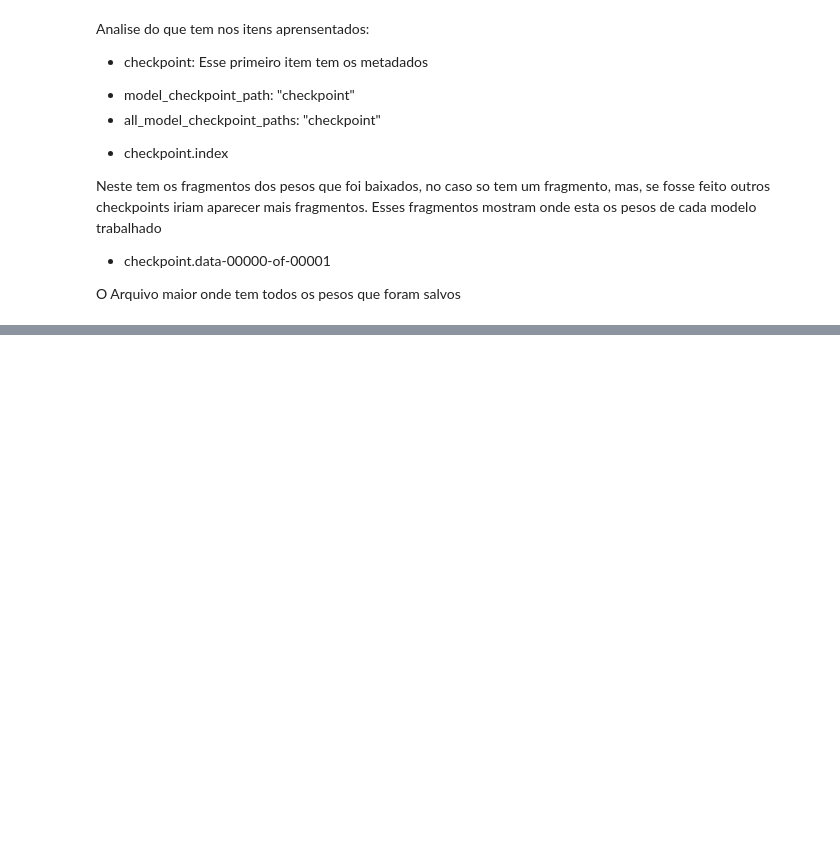
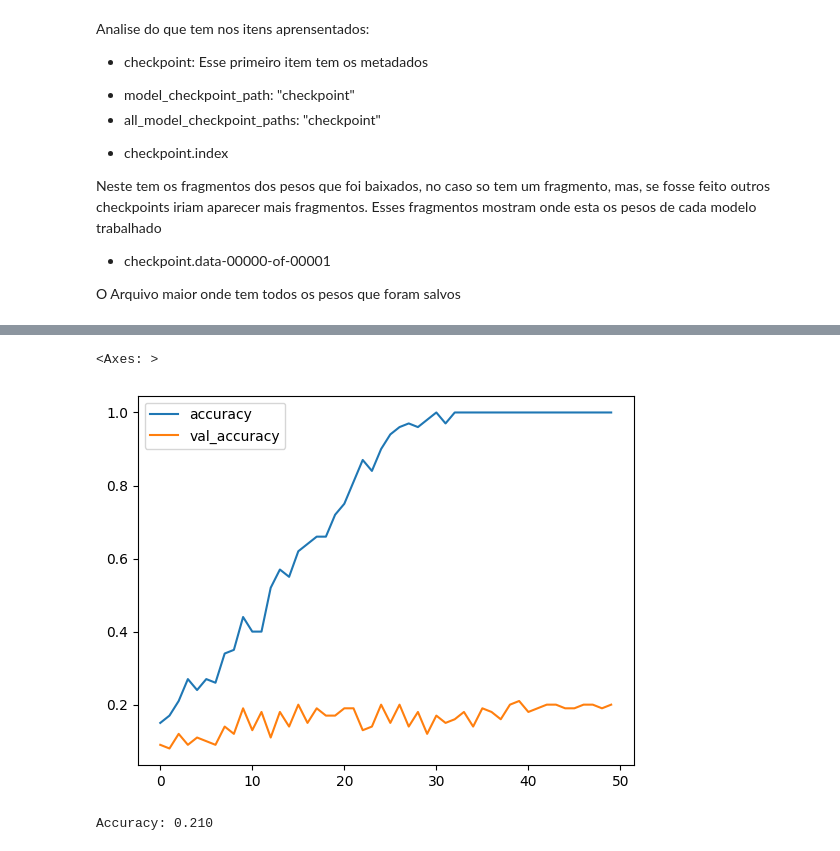
Before and after one commit to PabloViniciusSS/CIFAR_10, a Jupyter notebook: main.ipynb, the cells around one changed output, grey strips where cells are left out. Cells and saved outputs as stored; diff of their text form; code cells hidden in the pictures; blank space fills up the shorter version.

Commit message:
criando checkpoint modificados

```diff
--- a/main.ipynb
+++ b/main.ipynb
@@ -183,0 +212,27 @@ O Arquivo maior onde tem todos os pesos que foram salvos
+# %%
+x_train = x_train[:100]
+y_train = y_train[:100]
+x_test = x_test[:100]
+y_test = y_test[:100]
+# %%
+model = get_new_model()
+# %%
+#Criando o checkpoints para monitora a precisão da validação
+
+checkpoint_best_path = 'modelo_checkpoints_best/checkpoints'
+checkpoint_best = ModelCheckpoint(filepath=checkpoint_best_path,
+                                  save_weights_only=True,
+                                  save_freq='epoch',
+                                  monitor='val_accuracy',
+                                  save_best_only=True,
+                                  verbose=1
+                                  )
+# %%
+history = model.fit(x=x_train,
+                    y=y_train,
+                    epochs=50,
+                    validation_data=(x_test, y_test),
+                    batch_size=10,
+                    callbacks=[checkpoint_best],
+                    verbose=0
+                    )
@@ -183,0 +257,14 @@ O Arquivo maior onde tem todos os pesos que foram salvos
+# %%
+import pandas as pd
+
+df = pd.DataFrame(history.history)
+df.plot(y=['accuracy', 'val_accuracy'])
+# %% [output]
+<Axes: >
+[figure, added]
+# %%
+new_model = get_new_model()
+new_model.load_weights(checkpoint_best_path)
+get_test_accuracy(new_model, x_test, y_test)
+# %% [output]
+Accuracy: 0.210
```
Also changed, not shown: parts of 13 cells of this notebook, 8 other files.
